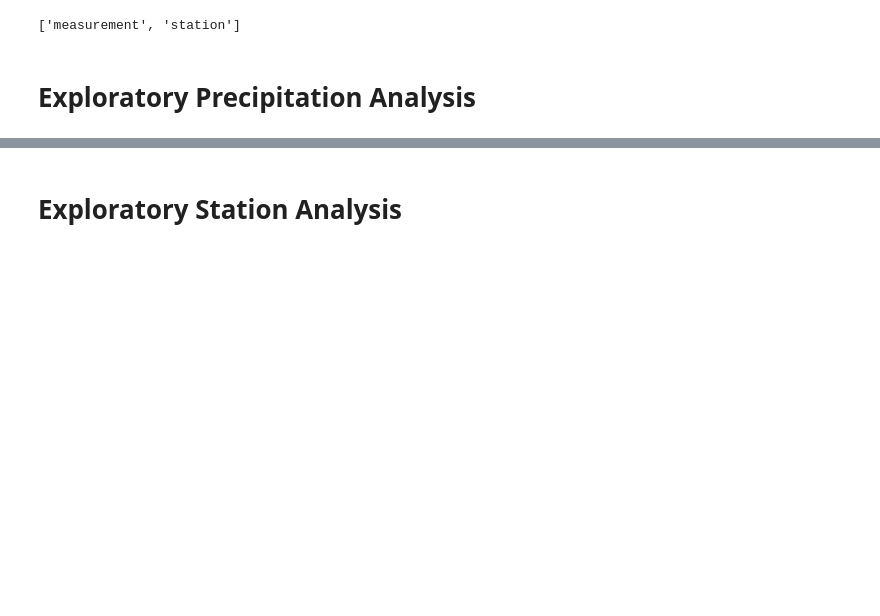
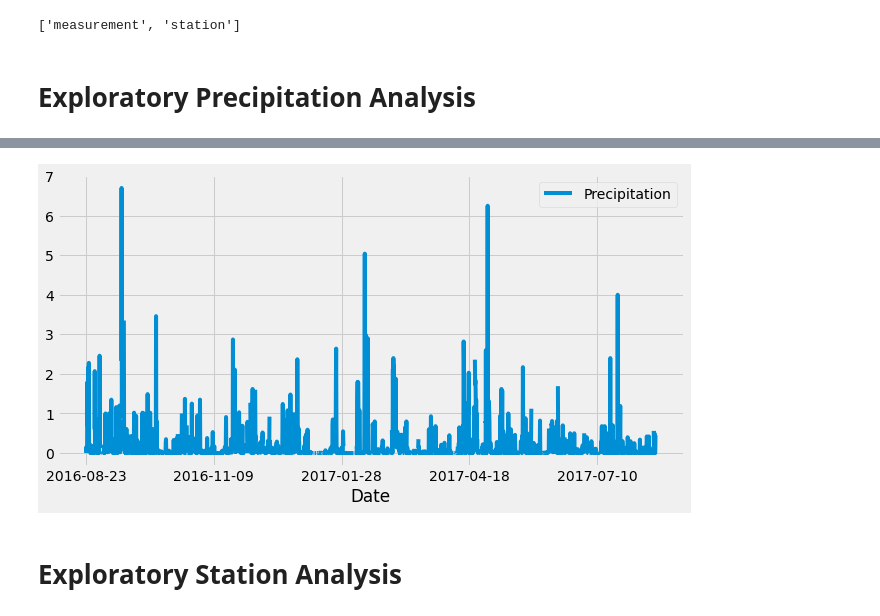
Before and after one commit to fredtan30/sqlalchemy-challenge, a Jupyter notebook: climate_starter.ipynb, the cells around one changed output, grey strips where cells are left out. Saved outputs shown, nothing was run; the diff lists cells and outputs as text; code cells hidden in the pictures; blank space fills up the shorter version.

Commit message:
Complete the precipitation Analysis

```diff
--- a/climate_starter.ipynb
+++ b/climate_starter.ipynb
@@ -43,17 +64,9 @@ session = Session(engine)
 # %%
 # Design a query to retrieve the last 12 months of precipitation data and plot the results.
 # Starting from the most recent data point in the database.
-
-# Calculate the date one year from the last date in data set.
+prcp_data = session.query(Measurement.date, Measurement.prcp).\
+filter(Measurement.date >= one_year_ago).\
+order_by(Measurement.date).all()
 
 
-# Perform a query to retrieve the data and precipitation scores
-
-
-# Save the query results as a Pandas DataFrame and set the index to the date column
-
-
-# Sort the dataframe by date
-
-
-# Use Pandas Plotting with Matplotlib to plot the data
+prcp_data
@@ -59,0 +113,5 @@ session = Session(engine)
+# %%
+# Save the query results as a Pandas DataFrame and set the index to the date column
+prcp_df = pd.DataFrame(prcp_data, columns=["Date","Precipitation"])
+prcp_df.set_index("Date", inplace=True,)
+prcp_df.head()
@@ -59,0 +126,4 @@ session = Session(engine)
+# %%
+# Sort the dataframe by date
+prcp_df = prcp_df.sort_values(by='Date')
+prcp_df.head()
@@ -62,3 +151,9 @@ session = Session(engine)
+# %%
+# Use Pandas Plotting with Matplotlib to plot the data
+prcp_df.plot(figsize=(10,5))
+plt.show()
+# %% [output]
+[figure, added]
 # %% [markdown]
 # Exploratory Station Analysis
 # %%
```
Also changed, not shown: parts of 9 cells of this notebook.
